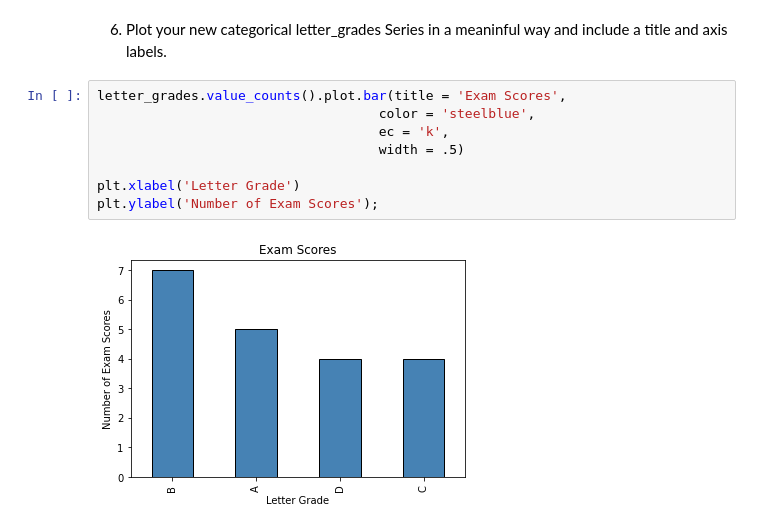
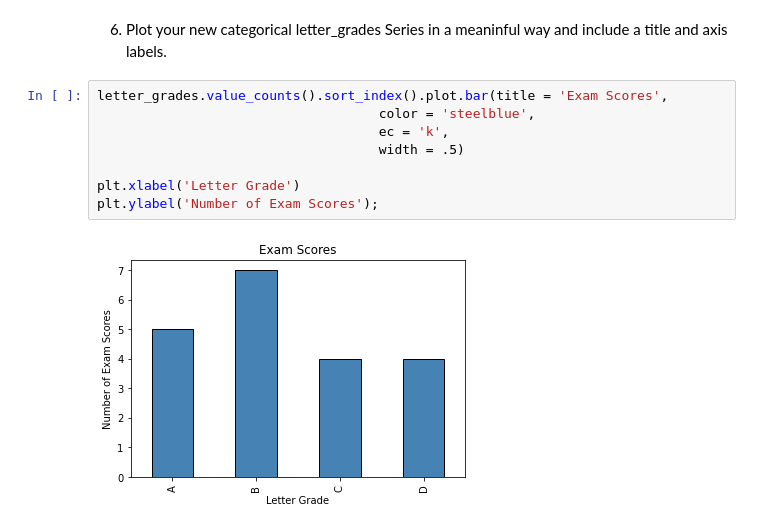
Before and after one commit to david-rodriguez-siller/numpy-pandas-visualization-exercises, a Jupyter notebook: pandas_series.ipynb, the cells around one changed output. Saved outputs shown, nothing was run; the diff lists cells and outputs as text.

```diff
--- a/pandas_series.ipynb
+++ b/pandas_series.ipynb
@@ -747,12 +751,12 @@ dtype: object
 # %% [markdown]
 6. Plot your new categorical letter_grades Series in a meaninful way and include a title and axis labels.
 # %%
-letter_grades.value_counts().plot.bar(title = 'Exam Scores',
+letter_grades.value_counts().sort_index().plot.bar(title = 'Exam Scores',
                                     color = 'steelblue',
                                     ec = 'k',
                                     width = .5)
 
 plt.xlabel('Letter Grade')
 plt.ylabel('Number of Exam Scores');
 # %% [output]
-[figure, old version]
+[figure, new version]
```
Also changed, not shown: parts of 1 cell of this notebook.
